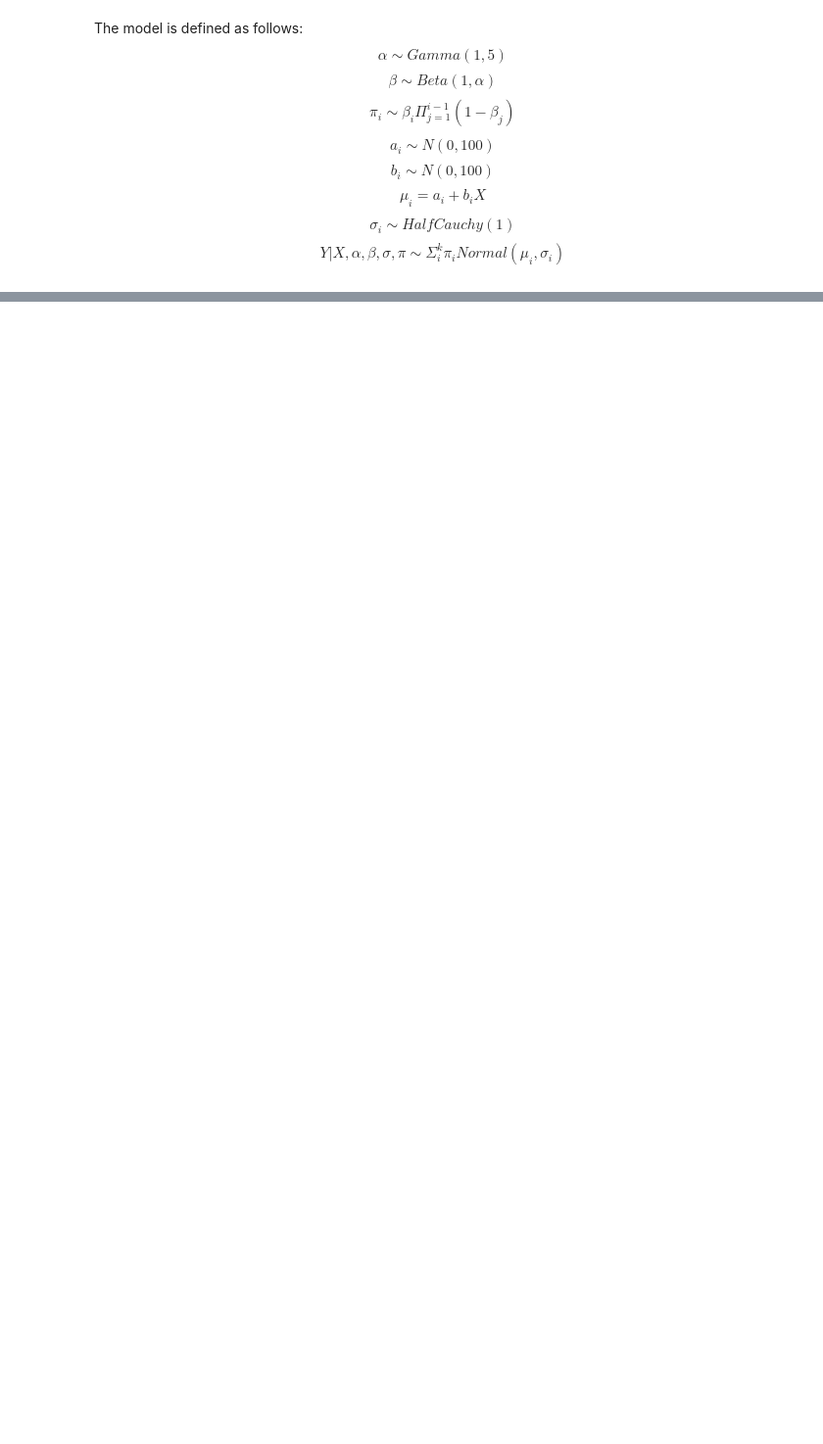
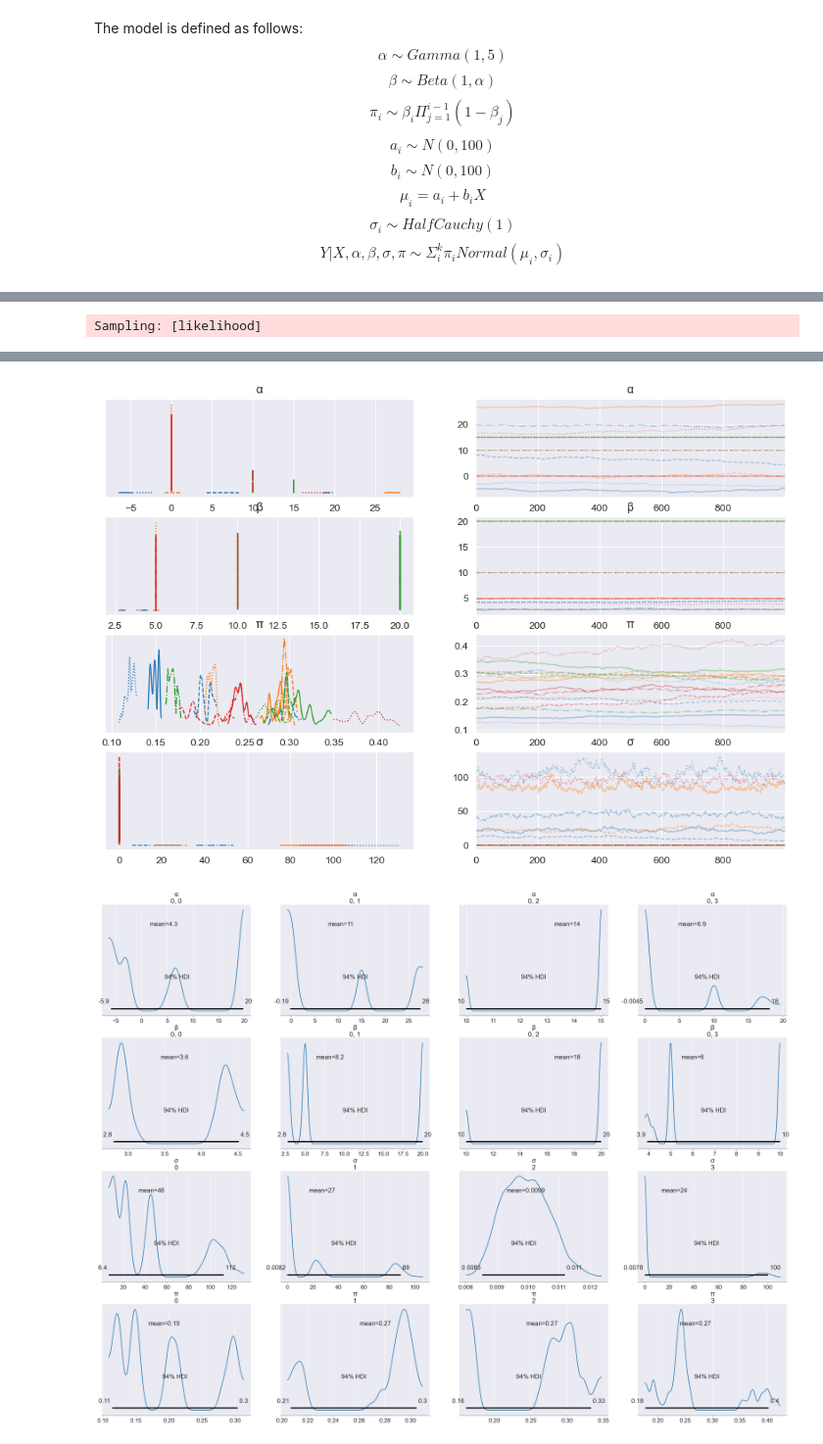
Before and after one commit to Kumachar/ResearchExamples, a Jupyter notebook: PyMC_Regression.ipynb, the cells around one changed output, grey strips where cells are left out. Shown at 98% size. Cells and saved outputs as stored; diff of their text form; code cells hidden in the pictures; blank space fills up the shorter version.

```diff
--- a/PyMC_Regression.ipynb
+++ b/PyMC_Regression.ipynb
@@ -442,3 +467,6 @@ def summary(trace, model):
     ax.set_xlabel("Component")
 
     ax.set_ylabel("Posterior expected mixture weight");
+# %%
+summary(trace, Mixture_regression1, type="DirichletDistribution")
+# %% [output]
@@ -444,0 +490 @@ def summary(trace, model):
+Sampling: [likelihood]
@@ -444,0 +494,2 @@ def summary(trace, model):
+[figure, added]
+[figure, added]
```
Also changed, not shown: parts of 17 cells of this notebook.
